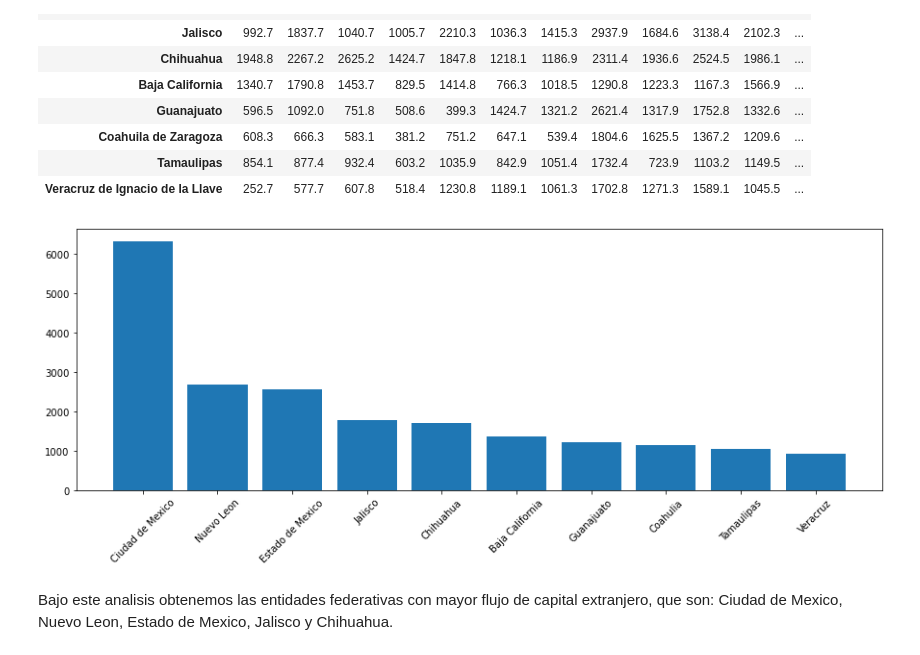
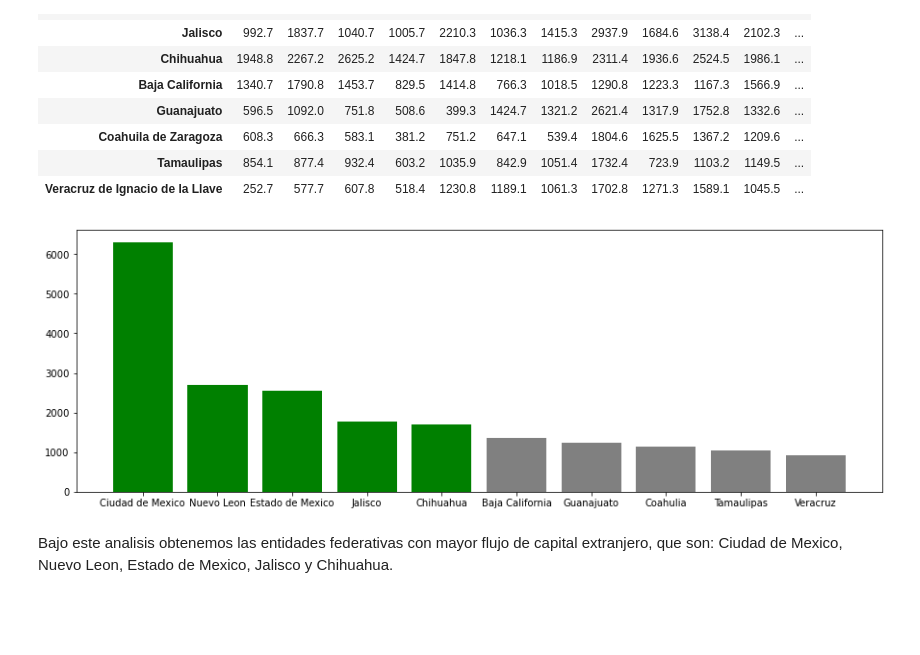
Before and after one commit to OctavioPB/Data-Analyst-Projects, a Jupyter notebook: InversionExtranjeraDirecta2023/Inversion Extranjera Directa en Mexico 2023.ipynb, the cells around one changed output. Cells and saved outputs as stored; diff of their text form; code cells hidden in the pictures; blank space fills up the shorter version.

```diff
--- a/InversionExtranjeraDirecta2023/Inversion Extranjera Directa en Mexico 2023.ipynb
+++ b/InversionExtranjeraDirecta2023/Inversion Extranjera Directa en Mexico 2023.ipynb
@@ -347,15 +347,16 @@ IED_Entidad_Mejores
 # %%
 # Graficar las entidades federativas con mayor IED
 
 plt.figure(facecolor='white', figsize=(15, 5))
 x = IED_Entidad_Mejores.index
 y = IED_Entidad_Mejores['Total']
 names = ['Ciudad de Mexico', 'Nuevo Leon', 'Estado de Mexico', 'Jalisco', 'Chihuahua', 'Baja California', 'Guanajuato', 'Coahulia', 'Tamaulipas', 'Veracruz']
-plt.bar(x, y)
-plt.xticks(x, names, rotation=45)
+colors = ['green' if i < 5 else 'gray' for i in range(len(x))]
+plt.bar(x, y, color = colors)
+plt.xticks(x, names)
 plt.show()
 # %% [output]
-[figure, old version]
+[figure, new version]
 # %% [markdown]
 Bajo este analisis obtenemos las entidades federativas con mayor flujo de capital extranjero, que son: Ciudad de Mexico, Nuevo Leon, Estado de Mexico, Jalisco y Chihuahua.
 # %%
```
Also changed, not shown: parts of 1 cell of this notebook.
